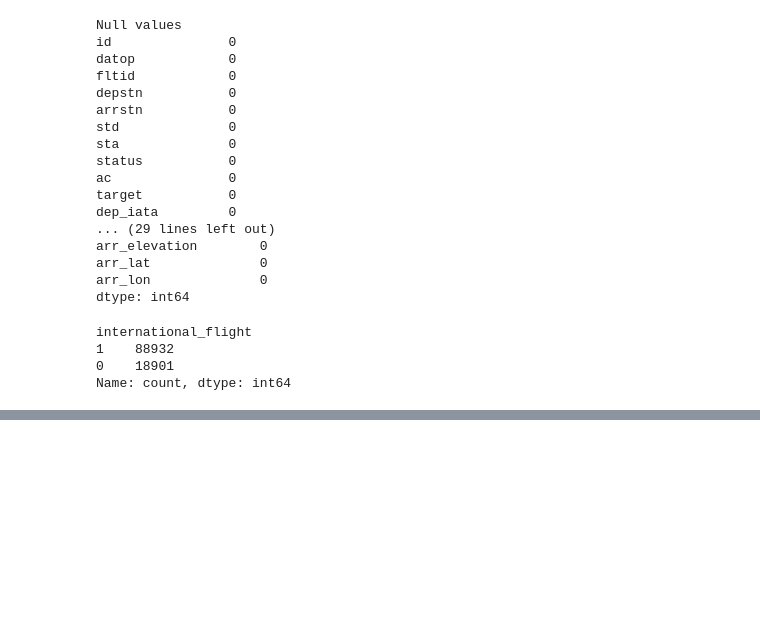
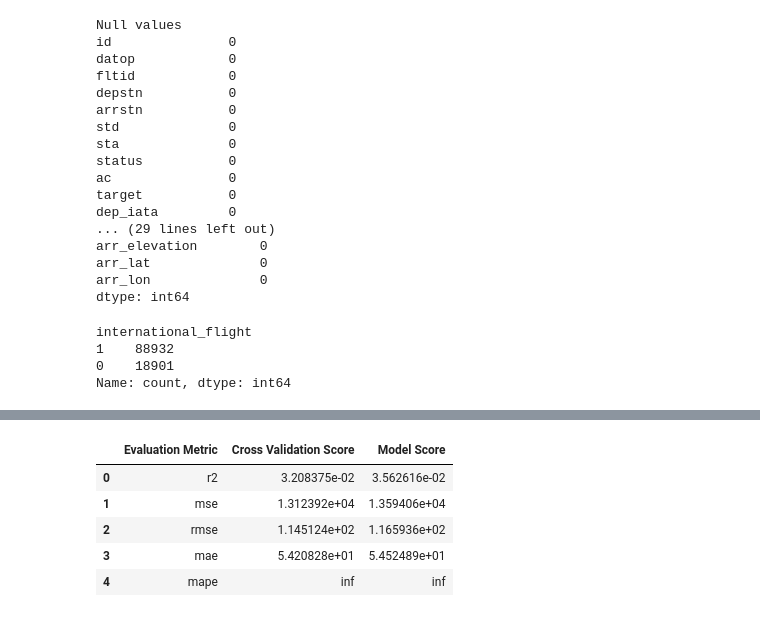
Before and after one commit to saeedbasha/flight_delays_ML, a Jupyter notebook: eda_flight_delay.ipynb, the cells around one changed output, grey strips where cells are left out. Drawn from its saved outputs; the diff is of its cells as text; code cells hidden in the pictures; blank space fills up the shorter version.

Commit message:
Add scripts for xg-boost-regression and scoring

```diff
--- a/eda_flight_delay.ipynb
+++ b/eda_flight_delay.ipynb
@@ -283,3 +283,24 @@ df.head().T
 | flight_distance_in_km | 1667 | 983 | 1673 | 1805 | 626 |
 | average_flight_speed_km_h | 690 | 536 | 648 | 637 | 470 |
 | international_flight | 1 | 1 | 1 | 1 | 1 |
+# %%
+# X = df.drop('target',axis=1)
+X = df['average_flight_speed_km_h']
+y = df['target']
+X_train, X_test, y_train, y_test = train_test_split(X,y,test_size=0.3,random_state=42)
+# %%
+%%capture output
+%load_ext autoreload
+%autoreload 2
+import ensemble_methods_scripts as ems
+results = ems.use_xgboost_regression(X_train,X_test,y_train,y_test)
+# display(results)
+# %%
+display(results)
+# %% [output]
+|  | Evaluation Metric | Cross Validation Score | Model Score |
+| 0 | r2 | 3.208375e-02 | 3.562616e-02 |
+| 1 | mse | 1.312392e+04 | 1.359406e+04 |
+| 2 | rmse | 1.145124e+02 | 1.165936e+02 |
+| 3 | mae | 5.420828e+01 | 5.452489e+01 |
+| 4 | mape | inf | inf |
```
Also changed, not shown: 2 other files.
